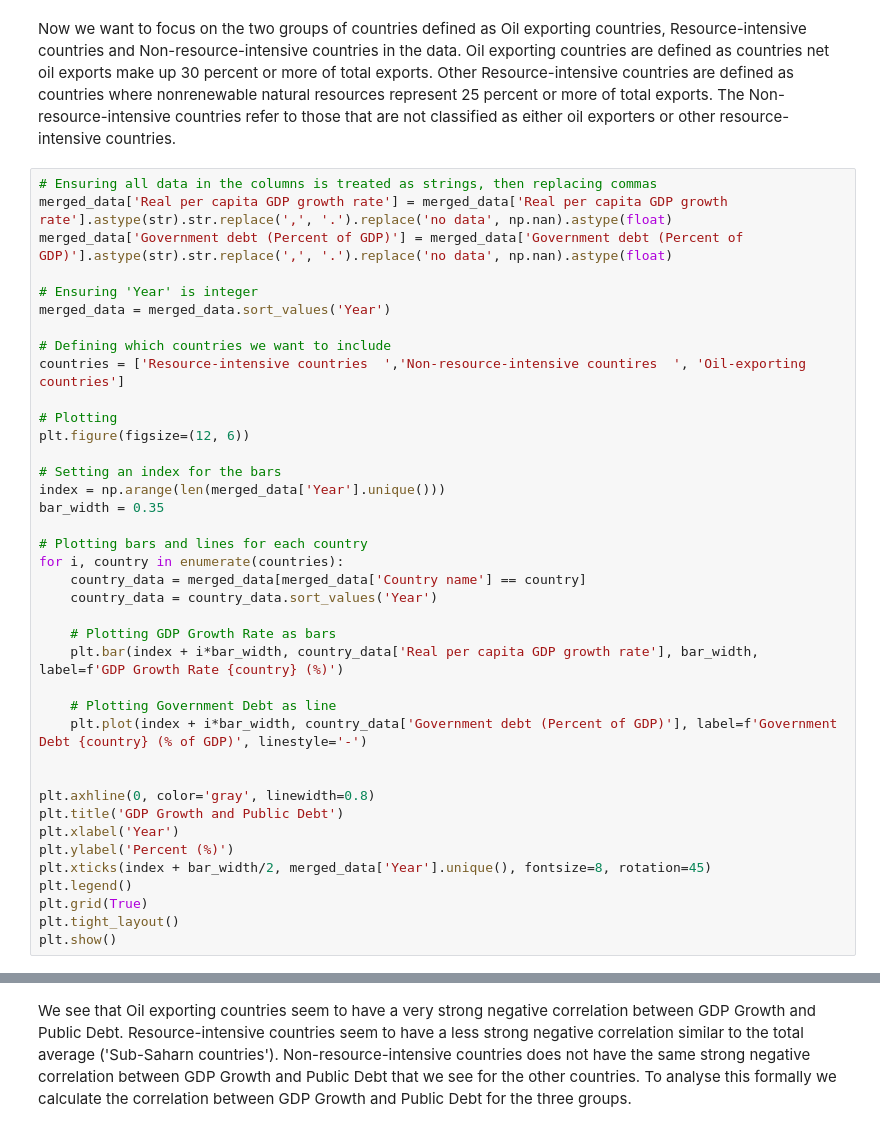
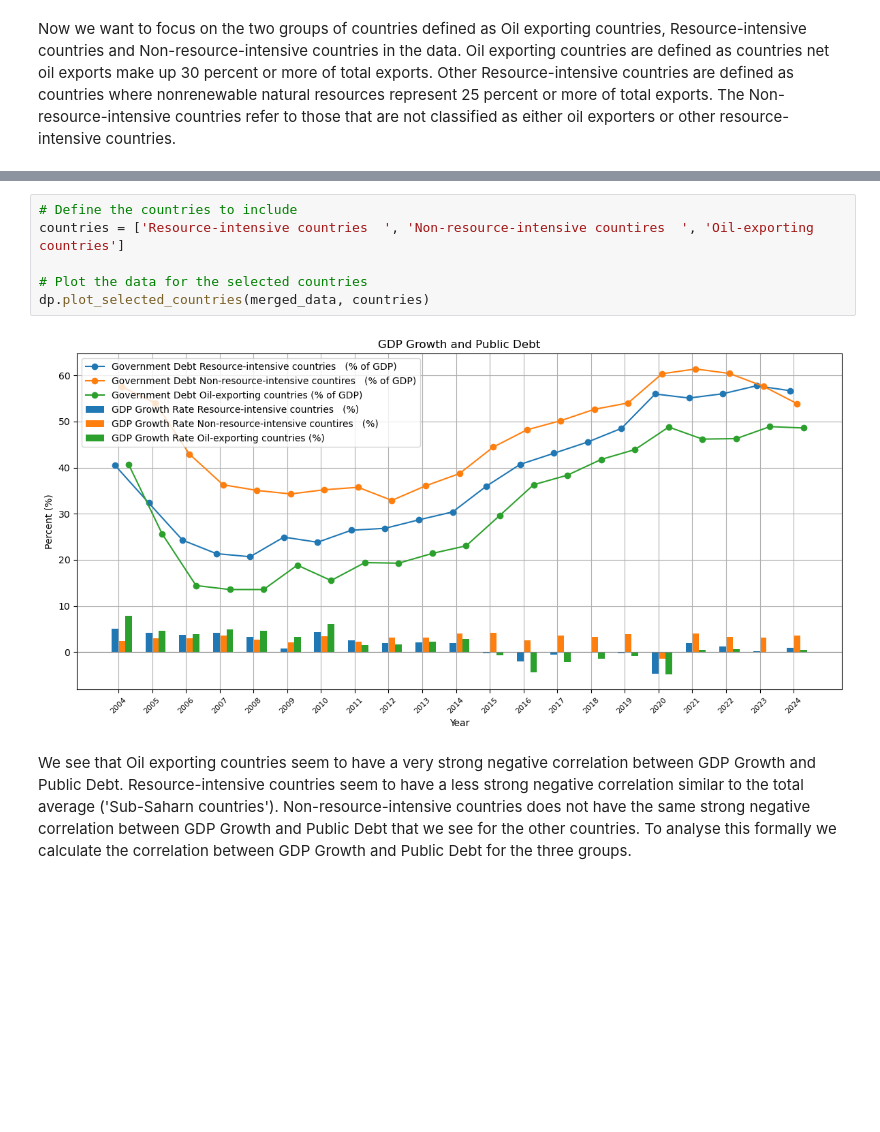
Before and after one commit to NumEconCopenhagen/projects-2024-miguel-og-chris, a Jupyter notebook: dataproject/dataproject.ipynb, the cells around one changed output, grey strips where cells are left out. Drawn from its saved outputs; the diff is of its cells as text; blank space fills up the shorter version.

```diff
--- a/dataproject/dataproject.ipynb
+++ b/dataproject/dataproject.ipynb
@@ -199,41 +158,2 @@ Correlation between GDP Growth and Public Debt for all Sub-Saharan countries:
 # %% [markdown]
 Now we want to focus on the two groups of countries defined as Oil exporting countries, Resource-intensive countries and Non-resource-intensive countries in the data. Oil exporting countries are defined as countries net oil exports make up 30 percent or more of total exports. Other Resource-intensive countries are defined as countries where nonrenewable natural resources represent 25 percent or more of total exports. The Non-resource-intensive countries refer to those that are not classified as either oil exporters or other resource-intensive countries.
-# %%
-# Ensuring all data in the columns is treated as strings, then replacing commas
-merged_data['Real per capita GDP growth rate'] = merged_data['Real per capita GDP growth rate'].astype(str).str.replace(',', '.').replace('no data', np.nan).astype(float)
-merged_data['Government debt (Percent of GDP)'] = merged_data['Government debt (Percent of GDP)'].astype(str).str.replace(',', '.').replace('no data', np.nan).astype(float)
-
-# Ensuring 'Year' is integer
-merged_data = merged_data.sort_values('Year')
-
-# Defining which countries we want to include
-countries = ['Resource-intensive countries  ','Non-resource-intensive countires  ', 'Oil-exporting countries']
-
-# Plotting
-plt.figure(figsize=(12, 6))
-
-# Setting an index for the bars
-index = np.arange(len(merged_data['Year'].unique()))
-bar_width = 0.35
-
-# Plotting bars and lines for each country
-for i, country in enumerate(countries):
-    country_data = merged_data[merged_data['Country name'] == country]
-    country_data = country_data.sort_values('Year')
-
-    # Plotting GDP Growth Rate as bars
-    plt.bar(index + i*bar_width, country_data['Real per capita GDP growth rate'], bar_width, label=f'GDP Growth Rate {country} (%)')
-
-    # Plotting Government Debt as line
-    plt.plot(index + i*bar_width, country_data['Government debt (Percent of GDP)'], label=f'Government Debt {country} (% of GDP)', linestyle='-')
-
-
-plt.axhline(0, color='gray', linewidth=0.8)
-plt.title('GDP Growth and Public Debt')
-plt.xlabel('Year')
-plt.ylabel('Percent (%)')
-plt.xticks(index + bar_width/2, merged_data['Year'].unique(), fontsize=8, rotation=45)
-plt.legend()
-plt.grid(True)
-plt.tight_layout()
-plt.show()
@@ -242,2 +160,10 @@ plt.show()
+# %%
+# Define the countries to include
+countries = ['Resource-intensive countries  ', 'Non-resource-intensive countires  ', 'Oil-exporting countries']
+
+# Plot the data for the selected countries
+dp.plot_selected_countries(merged_data, countries)
+# %% [output]
+[figure, added]
 # %% [markdown]
 We see that Oil exporting countries seem to have a very strong negative correlation between GDP Growth and Public Debt. Resource-intensive countries seem to have a less strong negative correlation similar to the total average ('Sub-Saharn countries'). Non-resource-intensive countries does not have the same strong negative correlation between GDP Growth and Public Debt that we see for the other countries. To analyse this formally we calculate the correlation between GDP Growth and Public Debt for the three groups.
```
Also changed, not shown: parts of 20 cells of this notebook.
